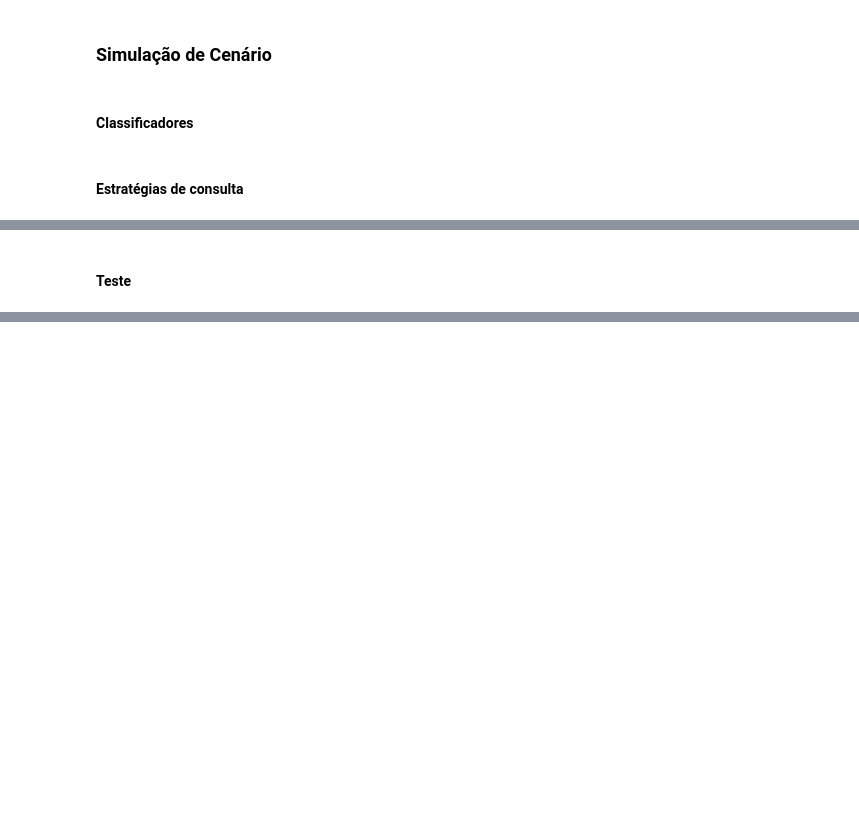
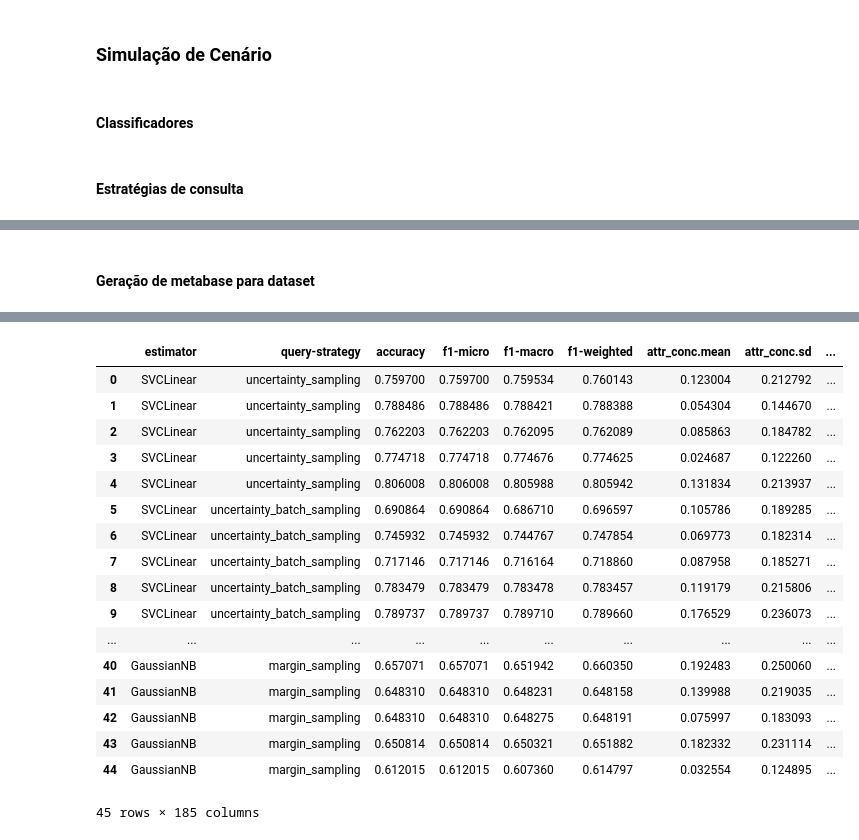
Before and after one commit to gscnogueira/meta-active-learning, a Jupyter notebook: notebooks/experiments/metabase_generation.ipynb, the cells around one changed output, grey strips where cells are left out. Saved outputs shown, nothing was run; the diff lists cells and outputs as text; code cells hidden in the pictures; blank space fills up the shorter version.

Commit message:
✨ Adiciona exemplo de criação de metabase

```diff
--- a/notebooks/experiments/metabase_generation.ipynb
+++ b/notebooks/experiments/metabase_generation.ipynb
@@ -248,25 +70,21 @@ from sklearn.naive_bayes import GaussianNB
 class SVCLinear(SVC):
     pass
 
-clf_list = [SVCLinear(kernel='linear', probability=True),
-            SVC(probability=True),
-            RandomForestClassifier(),
-            KNeighborsClassifier(),
-            MLPClassifier(),
-            LogisticRegression(),
-            DecisionTreeClassifier(),
-            GaussianNB(),
+clf_list = [
+    SVCLinear(kernel='linear', probability=True),
+    KNeighborsClassifier(),
+    GaussianNB(),
 ]
 # %% [markdown]
 #### Estratégias de consulta
 # %%
+from modAL.uncertainty import uncertainty_sampling, margin_sampling, entropy_sampling
+from modAL.batch import uncertainty_batch_sampling
+from modAL.disagreement import consensus_entropy_sampling, vote_entropy_sampling, max_disagreement_sampling
+
 query_strategies = [
     uncertainty_sampling,
     uncertainty_batch_sampling,
     margin_sampling,
-    entropy_sampling,
-    consensus_entropy_sampling,
-    vote_entropy_sampling,
-    max_disagreement_sampling
 ]
 # %% [markdown]
@@ -274,9 +92,13 @@ query_strategies = [
 # %%
+import warnings
+
+import openml
+
 from config import dataset_ids
 
 with warnings.catch_warnings():
     warnings.filterwarnings('ignore')
-    datasets = openml.datasets.get_datasets(dataset_ids)
+    dataset = openml.datasets.get_dataset(dataset_ids[0])
 
-len(datasets)
+dataset
 # %% [output]
@@ -284,13 +116,10 @@ len(datasets)
 # %% [markdown]
-#### Teste
+#### Geração de metabase para dataset
 # %%
-# %debug
-import multiprocessing
-
-test_builder = MetaBaseBuilder(estimators=clf_list,
-                               query_strategies=query_strategies,
-                               n_queries=5,
-                               initial_l_size=5)
-
-
-test_builder.build(datasets[0])
+builder = MetaBaseBuilder(estimators=clf_list,
+                          query_strategies=query_strategies,
+                          n_queries=5,
+                          initial_l_size=5)
+# %%
+builder.build(dataset)
+# %% [output]
@@ -296,0 +143,18 @@ test_builder.build(datasets[0])
+|  | estimator | query-strategy | accuracy | f1-micro | f1-macro | f1-weighted | attr_conc.mean | attr_conc.sd | ... |
+| 0 | SVCLinear | uncertainty_sampling | 0.759700 | 0.759700 | 0.759534 | 0.760143 | 0.123004 | 0.212792 | ... |
+| 1 | SVCLinear | uncertainty_sampling | 0.788486 | 0.788486 | 0.788421 | 0.788388 | 0.054304 | 0.144670 | ... |
+| 2 | SVCLinear | uncertainty_sampling | 0.762203 | 0.762203 | 0.762095 | 0.762089 | 0.085863 | 0.184782 | ... |
+| 3 | SVCLinear | uncertainty_sampling | 0.774718 | 0.774718 | 0.774676 | 0.774625 | 0.024687 | 0.122260 | ... |
+| 4 | SVCLinear | uncertainty_sampling | 0.806008 | 0.806008 | 0.805988 | 0.805942 | 0.131834 | 0.213937 | ... |
+| 5 | SVCLinear | uncertainty_batch_sampling | 0.690864 | 0.690864 | 0.686710 | 0.696597 | 0.105786 | 0.189285 | ... |
+| 6 | SVCLinear | uncertainty_batch_sampling | 0.745932 | 0.745932 | 0.744767 | 0.747854 | 0.069773 | 0.182314 | ... |
+| 7 | SVCLinear | uncertainty_batch_sampling | 0.717146 | 0.717146 | 0.716164 | 0.718860 | 0.087958 | 0.185271 | ... |
+| 8 | SVCLinear | uncertainty_batch_sampling | 0.783479 | 0.783479 | 0.783478 | 0.783457 | 0.119179 | 0.215806 | ... |
+| 9 | SVCLinear | uncertainty_batch_sampling | 0.789737 | 0.789737 | 0.789710 | 0.789660 | 0.176529 | 0.236073 | ... |
+| ... | ... | ... | ... | ... | ... | ... | ... | ... | ... |
+| 40 | GaussianNB | margin_sampling | 0.657071 | 0.657071 | 0.651942 | 0.660350 | 0.192483 | 0.250060 | ... |
+| 41 | GaussianNB | margin_sampling | 0.648310 | 0.648310 | 0.648231 | 0.648158 | 0.139988 | 0.219035 | ... |
+| 42 | GaussianNB | margin_sampling | 0.648310 | 0.648310 | 0.648275 | 0.648191 | 0.075997 | 0.183093 | ... |
+| 43 | GaussianNB | margin_sampling | 0.650814 | 0.650814 | 0.650321 | 0.651882 | 0.182332 | 0.231114 | ... |
+| 44 | GaussianNB | margin_sampling | 0.612015 | 0.612015 | 0.607360 | 0.614797 | 0.032554 | 0.124895 | ... |
+45 rows × 185 columns
```
Also changed, not shown: parts of 5 cells of this notebook.
